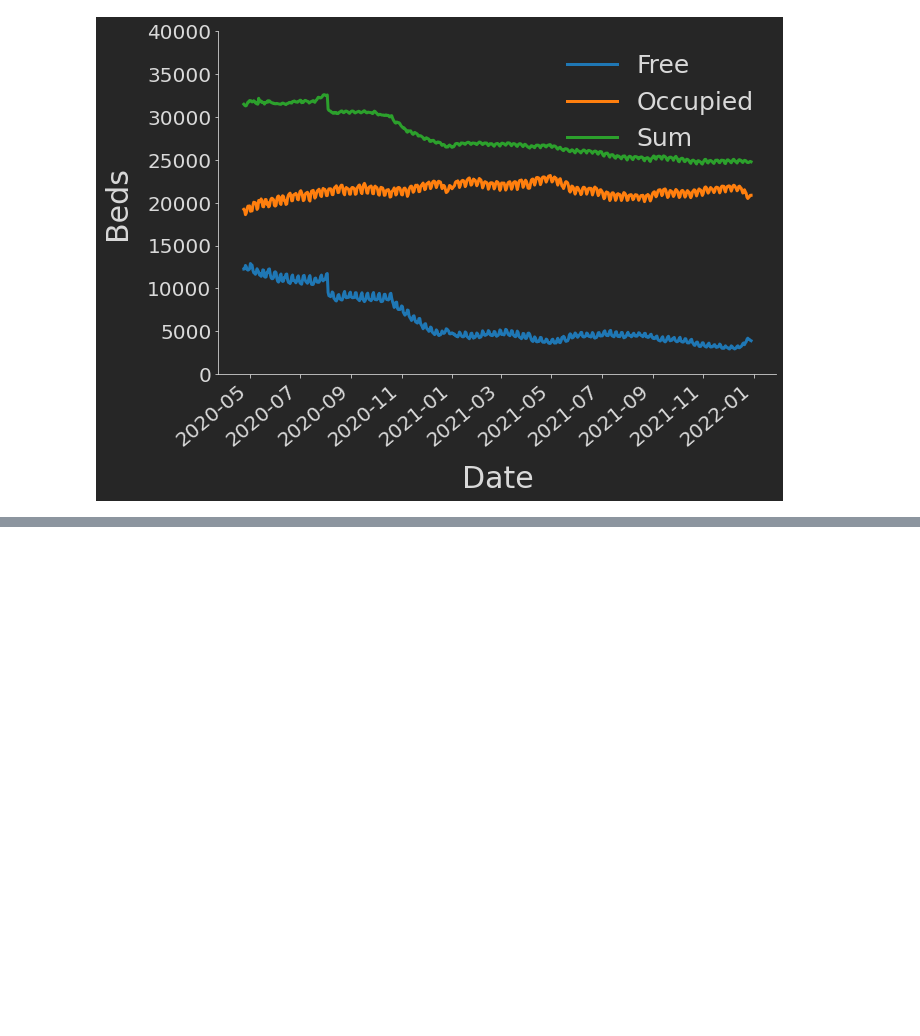
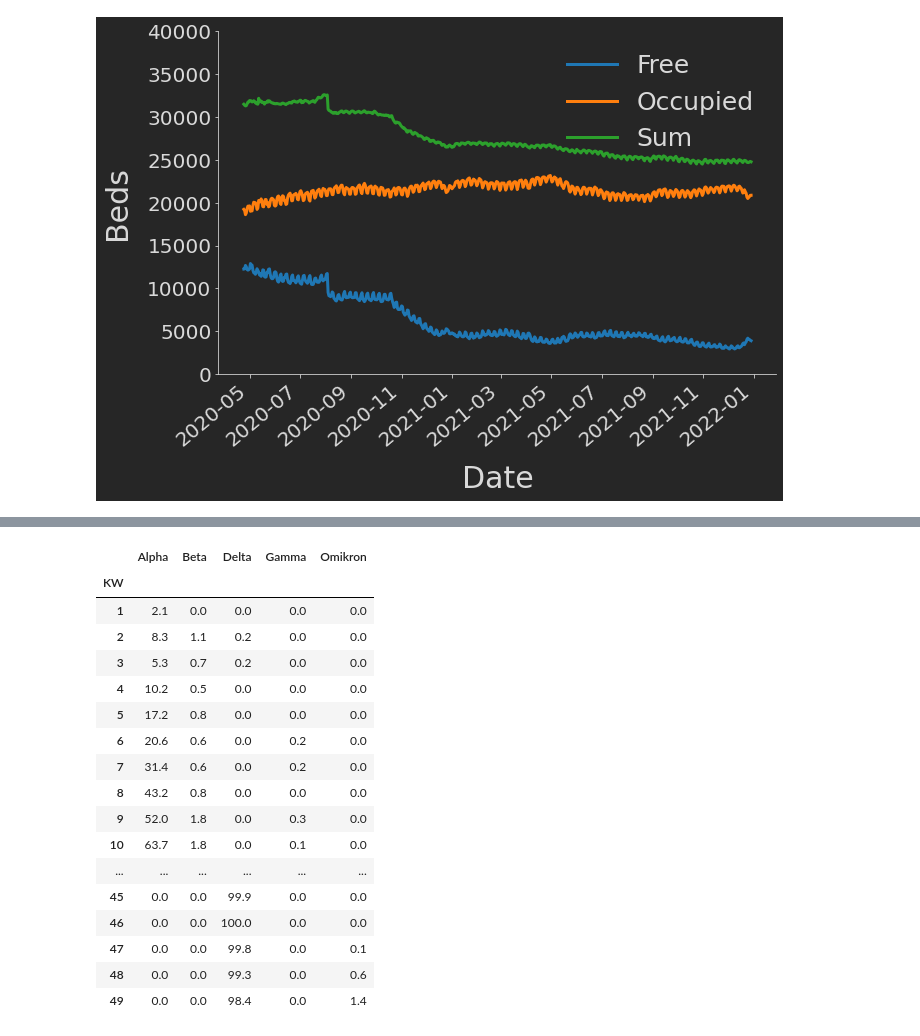
Before and after one commit to Ma-Fi-94/Corona, a Jupyter notebook: prototype.ipynb, the cells around one changed output, grey strips where cells are left out. Drawn from its saved outputs; the diff is of its cells as text; code cells hidden in the pictures; blank space fills up the shorter version.

```diff
--- a/prototype.ipynb
+++ b/prototype.ipynb
@@ -102,0 +105,40 @@ pt.limits(ax, None, (0, ymax))
+# %%
+import shutil
+import requests
+
+# Grab data. Using a stream because direct download with pandas yields 403 Forbidden
+url = "https://www.rki.de/DE/Content/InfAZ/N/Neuartiges_Coronavirus/Daten/VOC_VOI_Tabelle.xlsx?__blob=publicationFile"
+response = requests.get(url, stream=True)
+with open('data.xlsx', 'wb') as out_file:
+    shutil.copyfileobj(response.raw, out_file)
+del response
+
+# Read into pandas
+data = pd.read_excel("data.xlsx", sheet_name="VOC")
+
+# Only keep single calendar week entries. Use as index
+data = data[[len(x) == 4 for x in data.KW]]
+data.KW = [int(x[2:]) for x in data.KW]
+data.index = data.KW
+
+# Only keep columns with strain fractions
+data = data.loc[:, ["Anteil" in x for x in data.columns]]
+data = data.loc[:, [not "Gesamt" in x for x in data.columns]]
+
+# Change colnames to Greek names
+colnames = data.columns
+colnames_new = []
+for c in colnames:
+    if "B.1.1.7" in c:
+        colnames_new.append("Alpha")
+    elif "B.1.351" in c:
+        colnames_new.append("Beta")
+    elif "AY.1" in c:
+        colnames_new.append("Delta")
+    elif "P.1" in c:
+        colnames_new.append("Gamma")
+    elif "B.1.1.529" in c:
+        colnames_new.append("Omikron")
+    else:
+        colnames_new.append("Other")
+data.columns = colnames_new
@@ -102,0 +156,21 @@ pt.limits(ax, None, (0, ymax))
+# %%
+data
+# %% [output]
+|  | Alpha | Beta | Delta | Gamma | Omikron |
+| KW |  |  |  |  |  |
+| 1 | 2.1 | 0.0 | 0.0 | 0.0 | 0.0 |
+| 2 | 8.3 | 1.1 | 0.2 | 0.0 | 0.0 |
+| 3 | 5.3 | 0.7 | 0.2 | 0.0 | 0.0 |
+| 4 | 10.2 | 0.5 | 0.0 | 0.0 | 0.0 |
+| 5 | 17.2 | 0.8 | 0.0 | 0.0 | 0.0 |
+| 6 | 20.6 | 0.6 | 0.0 | 0.2 | 0.0 |
+| 7 | 31.4 | 0.6 | 0.0 | 0.2 | 0.0 |
+| 8 | 43.2 | 0.8 | 0.0 | 0.0 | 0.0 |
+| 9 | 52.0 | 1.8 | 0.0 | 0.3 | 0.0 |
+| 10 | 63.7 | 1.8 | 0.0 | 0.1 | 0.0 |
+| ... | ... | ... | ... | ... | ... |
+| 45 | 0.0 | 0.0 | 99.9 | 0.0 | 0.0 |
+| 46 | 0.0 | 0.0 | 100.0 | 0.0 | 0.0 |
+| 47 | 0.0 | 0.0 | 99.8 | 0.0 | 0.1 |
+| 48 | 0.0 | 0.0 | 99.3 | 0.0 | 0.6 |
+| 49 | 0.0 | 0.0 | 98.4 | 0.0 | 1.4 |
```
Also changed, not shown: parts of 2 cells of this notebook, 1 other file.
